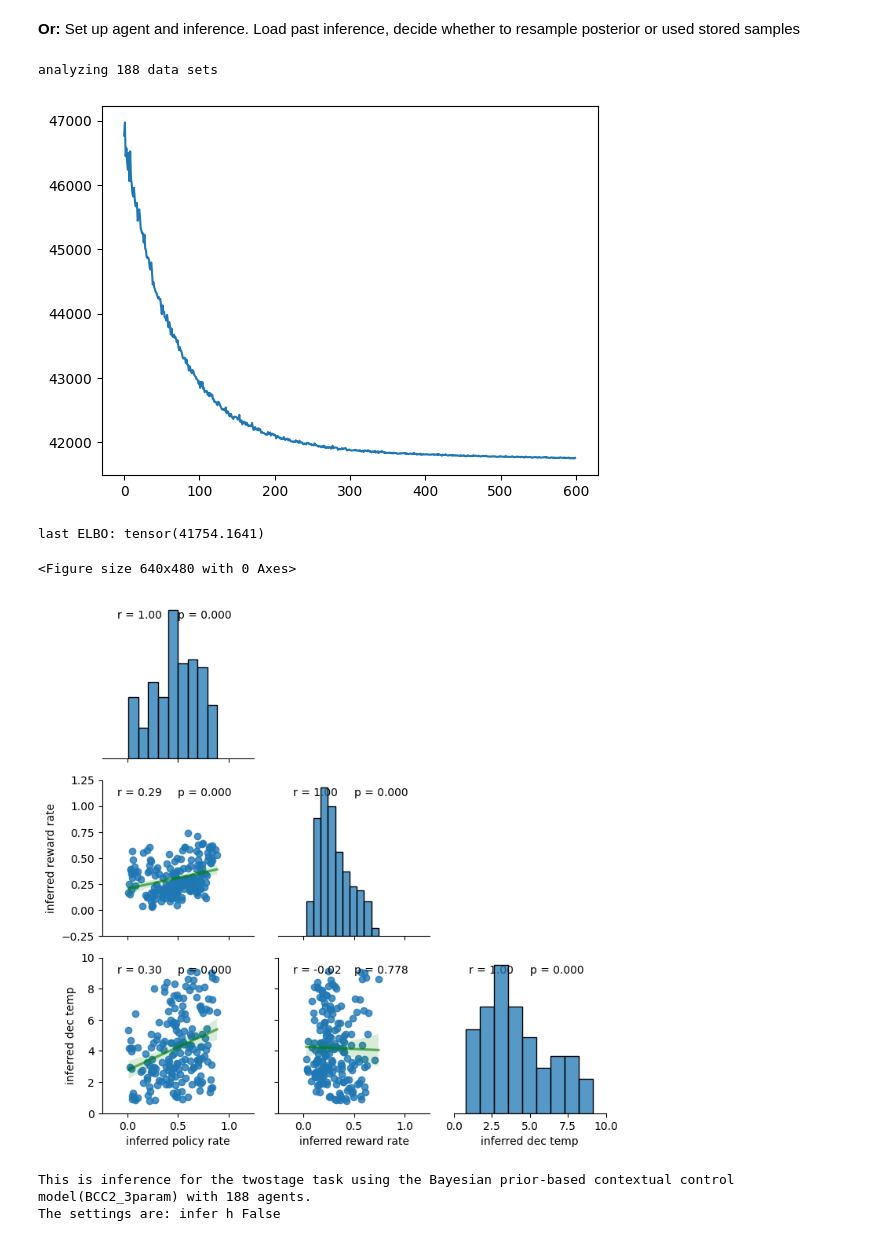
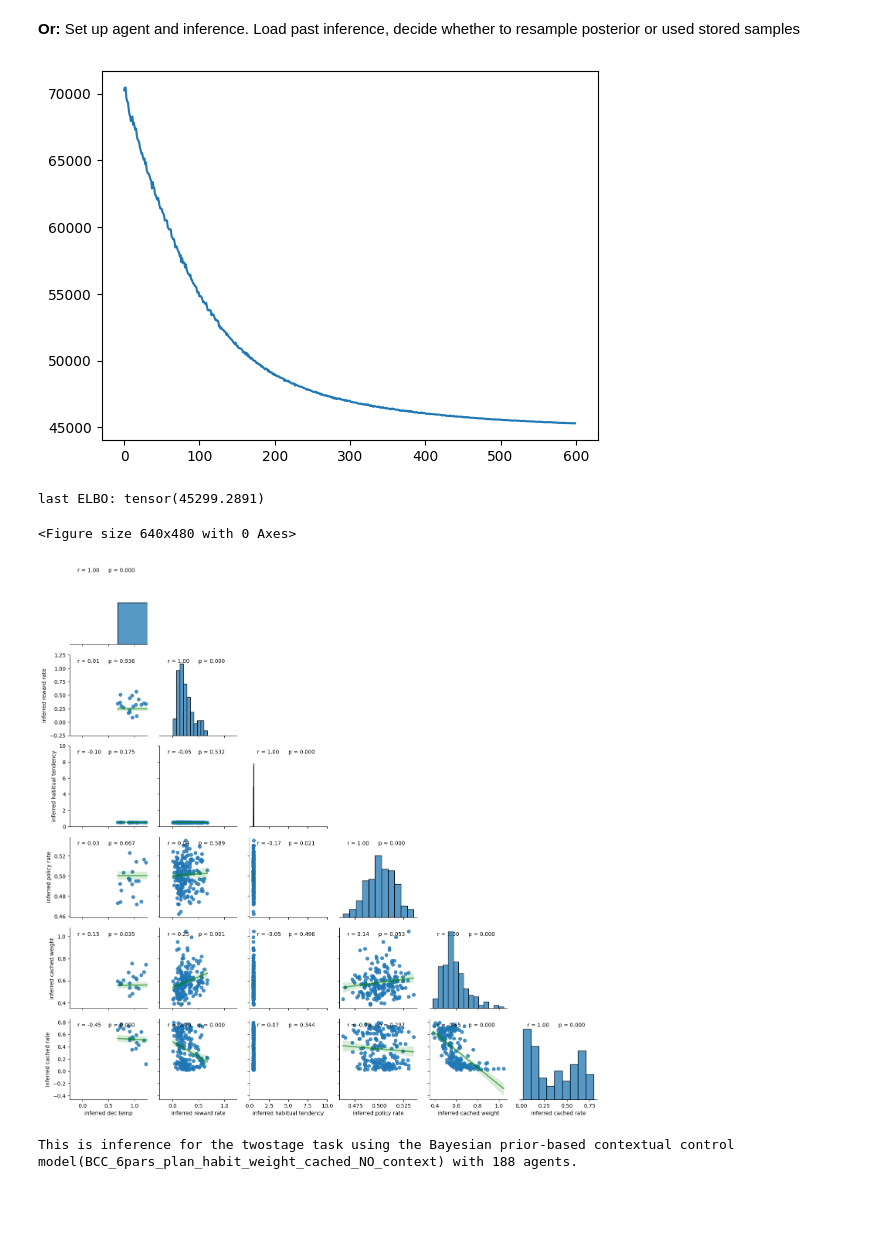
Before and after one commit to SSchwoebel/TwoStageStrategies, a Jupyter notebook: Chen_et_al_data/5e_inference_BCC6_planning_repetition_cached.ipynb, the cells around one changed output. Saved outputs shown, nothing was run; the diff lists cells and outputs as text; code cells hidden in the pictures; blank space fills up the shorter version.

```diff
--- a/Chen_et_al_data/5e_inference_BCC6_planning_repetition_cached.ipynb
+++ b/Chen_et_al_data/5e_inference_BCC6_planning_repetition_cached.ipynb
@@ -132,9 +132,9 @@ def convert_data_for_agent(full_data_df):
     print("possible rewards3", torch.unique(rewards3_formatted[mask_formatted]))
 
     # write minus one into invalid regions (currently returns integer overflow below when converted to int)
-    rewards1_formatted = torch.where(mask_formatted, rewards1_formatted, -1)
-    rewards2_formatted = torch.where(mask_formatted, rewards2_formatted, -1)
-    rewards3_formatted = torch.where(mask_formatted, rewards3_formatted, -1)
+    rewards1_formatted = torch.where(mask_formatted, rewards1_formatted, 0)
+    rewards2_formatted = torch.where(mask_formatted, rewards2_formatted, 0)
+    rewards3_formatted = torch.where(mask_formatted, rewards3_formatted, 0)
 
     rewards = torch.stack([rewards1_formatted, rewards2_formatted, rewards3_formatted], dim=-1).permute((1,2,0))
 
@@ -280,9 +280,9 @@ Simulation pre-setup
 # set parameters and their names
 
 learn_rewards = True
-learn_habit = False
+learn_habit = True
 use_h = False
-learn_cached = False
+learn_cached = True
 
 param_names = []
 param_ranges = []
@@ -361,10 +361,12 @@ run_inference = True
 if run_inference:
 
     # remove old inference?
-    remove_old = False
+    remove_old = True
 
     # set up agent
-    bayes_agent = tu.set_up_Bayesian_inference_agent(n_agents, learn_rewards, learn_habit, learn_cached, base_dir, global_experiment_parameters, data["valid"], remove_old=remove_old)
+    bayes_agent = tu.set_up_Bayesian_inference_agent(n_agents, learn_rewards, learn_habit, learn_cached, base_dir,
+                                                    global_experiment_parameters, data["valid"], remove_old=remove_old,
+                                                    use_h=use_h)
 
     print('analyzing '+str(n_agents)+' data sets')
 
@@ -403,7 +405,7 @@ if run_inference:
                             x_vars=vars_of_interest, y_vars=vars_of_interest)
         f.map(tu.annot_corrfunc)
         for p, p_range in enumerate(param_ranges):
-            f.axes[2,p].set_xlim(p_range)
+            f.axes[n_pars-1,p].set_xlim(p_range)
             f.axes[p,0].set_ylim(p_range)
         #f.axes[2,0].set_ylim(param_ranges[0])
         #f.axes[1,0].set_ylim(param_ranges[1])
@@ -411,6 +413,6 @@ if run_inference:
         plt.savefig(os.path.join(base_dir, fname_str+"_pairplot_means_inferred_corr.svg"))
         plt.show()
 
-    # sample from posterior only at last time step and save results. Could be done at every step, if earlier posteriors are of interest, one can load the inferrer save and sample from that.
-    mean_df, sample_df, locs_df = tu.sample_posterior(inferrer, param_names, fname_str, base_dir)
+        # sample from posterior only at last time step and save results. Could be done at every step, if earlier posteriors are of interest, one can load the inferrer save and sample from that.
+        mean_df, sample_df, locs_df = iu.sample_posterior(inferrer, param_names, fname_str, base_dir)
 # %% [output]
@@ -426,7 +427,9 @@ KeyboardInterrupt:
 if not run_inference:
 
     # set up agent
-    bayes_agent = tu.set_up_Bayesian_inference_agent(n_agents, learn_rewards, learn_habit, learn_cached, base_dir, global_experiment_parameters, data["valid"], remove_old=False)
+    bayes_agent = tu.set_up_Bayesian_inference_agent(n_agents, learn_rewards, learn_habit, learn_cached, base_dir,
+                                                    global_experiment_parameters, data["valid"], remove_old=False,
+                                                    use_h=use_h)
 
     print('analyzing '+str(n_agents)+' data sets')
 
@@ -452,26 +455,24 @@ plt.show()
 
 print("last ELBO:", inferrer.loss[-1])
 # %% [output]
+[figure, new version]
-analyzing 188 data sets
+last ELBO: tensor(45299.2891)
-[figure, old version]
-last ELBO: tensor(41754.1641)
 # %%
 plt.figure()
 vars_of_interest = ["inferred "+name for name in param_names]
 f = sns.pairplot(data=mean_df, kind='reg', diag_kind="hist", corner=True,
                     plot_kws={'line_kws': {'color': 'green', 'alpha': 0.6}},
                     grid_kws={"layout_pad": 1.5},
                     x_vars=vars_of_interest, y_vars=vars_of_interest)
 f.map(tu.annot_corrfunc)
 for p, p_range in enumerate(param_ranges):
-    f.axes[2,p].set_xlim(p_range)
+    f.axes[n_pars-1,p].set_xlim(p_range)
     f.axes[p,0].set_ylim(p_range)
 plt.savefig(os.path.join(base_dir, fname_str+"_pairplot_means_inferred_corr.svg"))
 plt.show()
 
 print("This is inference for the twostage task using the "+model_name+"("+agent_type+")"+" with "+str(n_agents)+" agents.")
 # %% [output]
 <Figure size 640x480 with 0 Axes>
-[figure, old version]
+[figure, new version]
-This is inference for the twostage task using the Bayesian prior-based contextual control model(BCC2_3param) with 188 agents.
-The settings are: infer h False
+This is inference for the twostage task using the Bayesian prior-based contextual control model(BCC_6pars_plan_habit_weight_cached_NO_context) with 188 agents.
```
Also changed, not shown: parts of 4 cells of this notebook, 13 other files.
